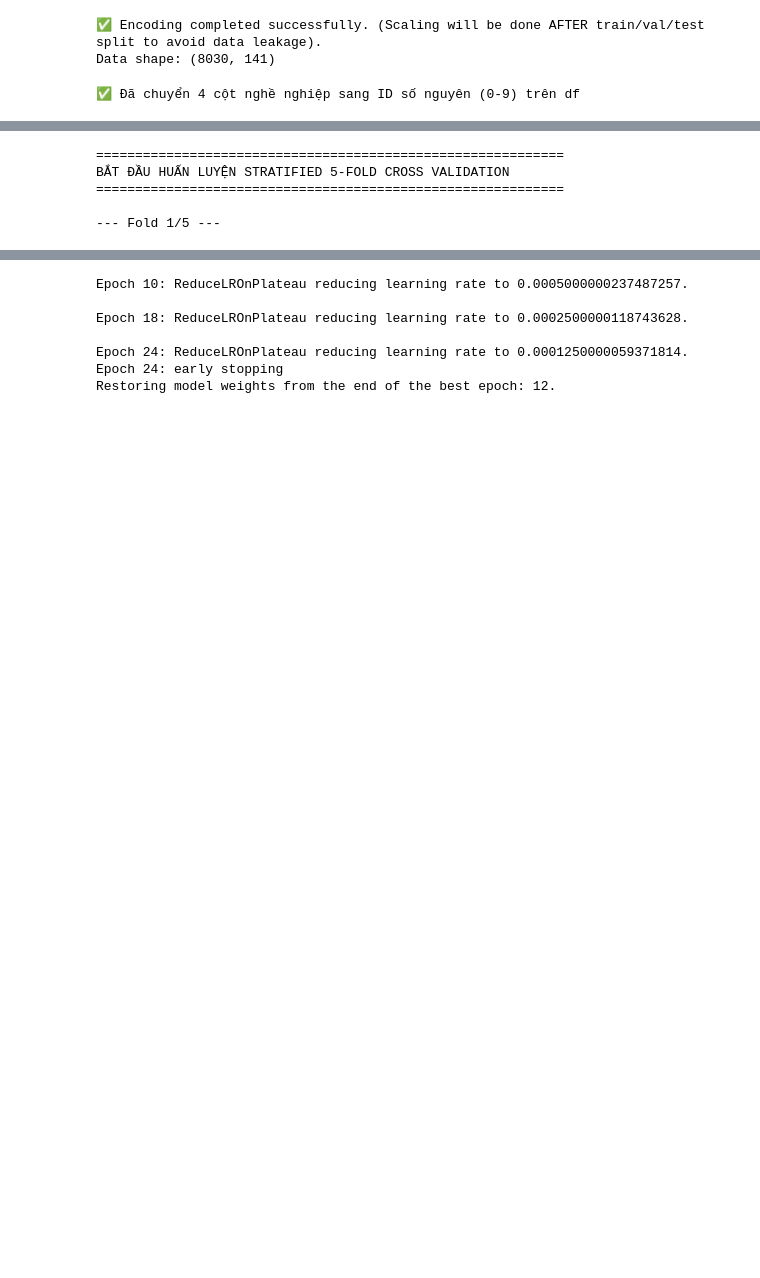
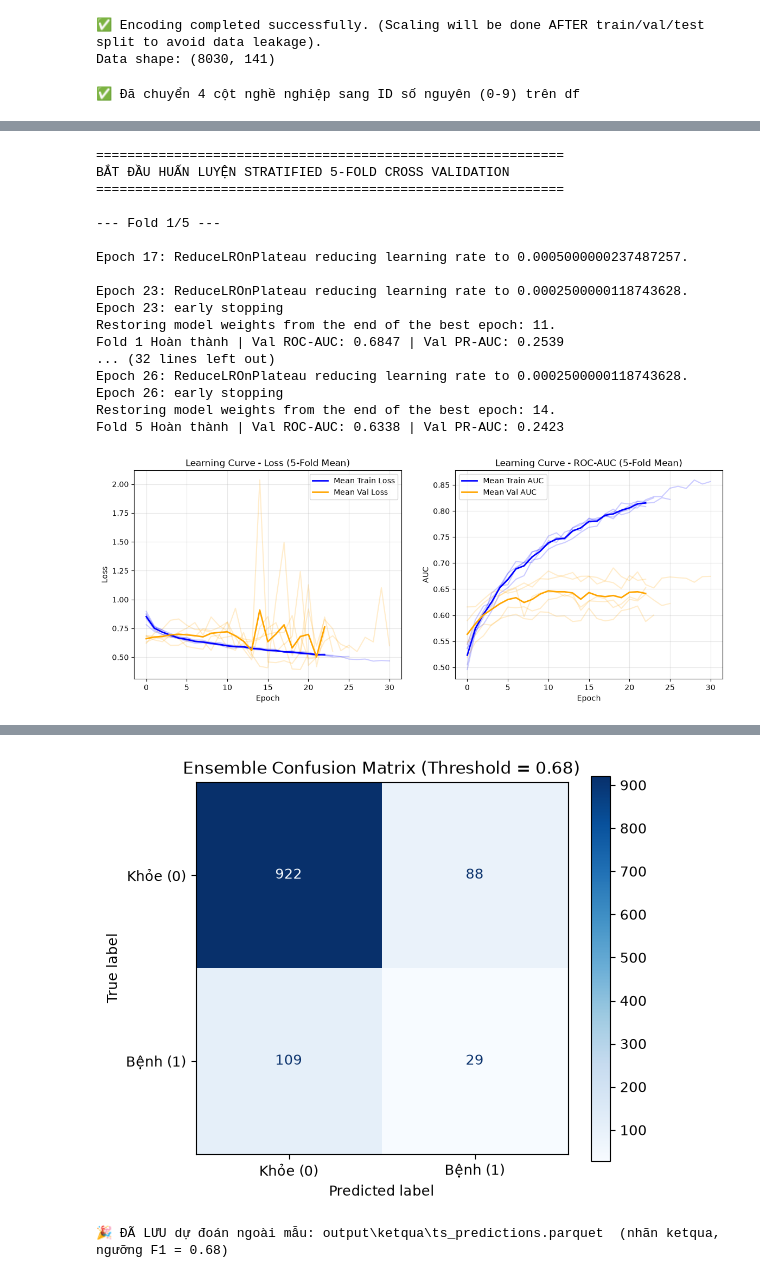
Before and after one commit to Do-Trung-Quan/DO-AN-TOT-NGHIEP-E22-T02, a Jupyter notebook: ĐỒ_ÁN.ipynb, the cells around one changed output, grey strips where cells are left out. Drawn from its saved outputs; the diff is of its cells as text; code cells hidden in the pictures; blank space fills up the shorter version.

Commit message:
đổi nhãn sang ketqua + bỏ crossfit + setup cho fusion

```diff
--- a/ĐỒ_ÁN.ipynb
+++ b/ĐỒ_ÁN.ipynb
@@ -85,6 +93,11 @@ else:
 
     df_raw = pd.read_excel(BytesIO(resp.content))
     print(f"✅ Loaded online raw data successfully. Shape: {df_raw.shape}")
+
+# Giữ nhãn `ketqua` TRƯỚC khi loại các cột phim khỏi đặc trưng bên dưới.
+# Cột vẫn bị loại khỏi đầu vào — nó chỉ được dùng làm nhãn.
+ketqua_raw = pd.to_numeric(df_raw["ketqua"], errors="coerce").to_numpy()
+assert set(pd.unique(ketqua_raw)) <= {1, 2}, f"ketqua có giá trị lạ: {set(pd.unique(ketqua_raw))}"
 
 # --- Lọc cột định danh & Cột rò rỉ X-quang ---
 explicit_drop = {
@@ -374,7 +398,7 @@ from sklearn.preprocessing import StandardScaler
 from sklearn.model_selection import train_test_split
 
 JOB_COLS = ["cviec", "pxuong", "cviec1", "cviec2"]
-TARGET_COL = "bnn"  # Target chuẩn: Bệnh nghề nghiệp
+TARGET_COL = TARGET  # đặt ở cell cấu hình đầu notebook
 SEQ_PREFIXES = ["rungt", "rungg", "goduc", "vtam", "vtno", "vtrit", "vtngay"]
 RANDOM_STATE = 42
 
@@ -391,11 +415,16 @@ for i in range(1, 7):
 X_seq_all = np.stack(seq_features, axis=1)  # [N, 6, n_features_per_zone]
 
 # --- 2) Cột số & Cột tĩnh ---
-exclude_cols = set(seq_cols_flat) | set(JOB_COLS) | {TARGET_COL, "bnncuthe", "benhhh", "tiensuhh", "id", "hoten"}
+# `bnn` luôn bị loại khỏi đặc trưng: khi nhãn là ketqua, tập đặc trưng phải GIỐNG HỆT lần
+# chạy với nhãn bnn, để hai kết quả chỉ khác nhau đúng ở nhãn.
+exclude_cols = set(seq_cols_flat) | set(JOB_COLS) | {"bnn", "bnncuthe", "benhhh", "tiensuhh", "id", "hoten"}
 num_cols = [c for c in df.columns if c not in exclude_cols and pd.api.types.is_numeric_dtype(df[c])]
 X_num_all_raw = df[num_cols].to_numpy(dtype=np.float32)
 X_job_all = df[JOB_COLS].to_numpy(dtype=np.int32)
-y = df[TARGET_COL].astype(int).to_numpy()
+if TARGET_COL == "ketqua":
+    y = (ketqua_raw == 1).astype(int)          # 1 = bụi phổi theo đọc phim ILO
+else:
+    y = df[TARGET_COL].astype(int).to_numpy()
 
 print(f"✅ Class distribution for target '{TARGET_COL}':", dict(zip(*np.unique(y, return_counts=True))))
 
@@ -741,12 +789,16 @@ axes[1].set_ylabel("AUC")
 axes[1].legend()
 axes[1].grid(True, alpha=0.3)
 
-plt.savefig("output/learning_curves.png", dpi=150, bbox_inches='tight')
+plt.savefig(os.path.join(OUT_DIR, "learning_curves.png"), dpi=150, bbox_inches='tight')
 plt.show()
 
-# --- 3) Quét các Ngưỡng Quyết Định trên toàn bộ Out-Of-Fold để chọn Ngưỡng Tối Ưu (Tối đa hóa F2-Score) ---
+# --- 3) Quét các Ngưỡng Quyết Định trên toàn bộ Out-Of-Fold để chọn Ngưỡng Tối Ưu ---
+# Tiêu chí: 'f1' (Cân bằng Precision-Recall, khuyến nghị cho ketqua để tránh đoán bừa) hoặc 'f2' (Ưu tiên Recall)
+THRESHOLD_METRIC = "f1"
+
 print("\n" + "=" * 60)
-print("TỐI ƯU HÓA NGƯỠNG PHÂN LOẠI TRÊN DỮ LIỆU OUT-OF-FOLD (VALIDATION)")
+metric_upper = THRESHOLD_METRIC.upper()
+print(f"TỐI ƯU HÓA NGƯỠNG PHÂN LOẠI TRÊN DỮ LIỆU OUT-OF-FOLD (ƯU TIÊN: {metric_upper})")
 print("=" * 60)
 
 oof_auc = roc_auc_score(y_dev, oof_preds)
@@ -756,7 +808,7 @@ print(f"🎯 OOF Validation PR-AUC Score:  {oof_pr_auc:.4f}\n")
 
 thresholds = np.linspace(0.1, 0.9, 81)
 best_thresh = 0.5
-best_f2 = -1.0
+best_metric_val = -1.0
 val_sweep_rows = []
 
 for thresh in np.arange(0.1, 0.95, 0.05):
@@ -773,13 +825,15 @@ for thresh in np.arange(0.1, 0.95, 0.05):
 
 for thresh in thresholds:
     y_oof_pred_t = (oof_preds >= thresh).astype(int)
+    prec, rec, f1, _ = precision_recall_fscore_support(y_dev, y_oof_pred_t, average="binary", pos_label=1, zero_division=0)
     f2 = fbeta_score(y_dev, y_oof_pred_t, beta=2, zero_division=0)
-    if f2 > best_f2:
-        best_f2 = f2
+    score = f1 if THRESHOLD_METRIC.lower() == "f1" else f2
+    if score > best_metric_val:
+        best_metric_val = score
         best_thresh = thresh
 
 df_val_sweep = pd.DataFrame(val_sweep_rows)
-print("📊 BẢNG QUÉT NGƯỠNG TRÊN TẬP VALIDATION (OOF) - ƯU TIÊN F2-SCORE:")
+print(f"📊 BẢNG QUÉT NGƯỠNG TRÊN TẬP VALIDATION (OOF) - ĐANG CHỌN THEO {metric_upper}-SCORE:")
 print(df_val_sweep.to_string(index=False, formatters={
     "Threshold": "{:.2f}".format,
     "Precision": "{:.4f}".format,
@@ -788,7 +842,7 @@ print(df_val_sweep.to_string(index=False, formatters={
     "F2-Score (Rec*2)": "{:.4f}".format
 }))
 
-print(f"\n🔑 Ngưỡng tối ưu chọn từ tập Validation (tối đa hóa F2-Score): {best_thresh:.2f} (F2 = {best_f2:.4f})")
+print(f"\n🔑 Ngưỡng tối ưu chọn từ tập Validation (tối đa hóa {metric_upper}-Score): {best_thresh:.2f} ({metric_upper} = {best_metric_val:.4f})")
 
 # --- 4) Đánh giá Ensemble trên tập TEST với Ngưỡng Tối Ưu đã chọn ---
 print("\n" + "=" * 60)
@@ -802,31 +856,62 @@ for fold in range(n_splits):
     test_probs.append(p)
 
 y_test_prob = np.mean(test_probs, axis=0)
 
 test_auc = roc_auc_score(y_test, y_test_prob)
 test_pr_auc = average_precision_score(y_test, y_test_prob)
 print(f"🎯 Ensemble Test ROC-AUC Score: {test_auc:.4f}")
 print(f"🎯 Ensemble Test PR-AUC Score:  {test_pr_auc:.4f}\n")
 
 y_test_pred = (y_test_prob >= best_thresh).astype(int)
 
 from sklearn.metrics import ConfusionMatrixDisplay
 cm = confusion_matrix(y_test, y_test_pred)
 print("Confusion Matrix (Rows: True, Cols: Pred):")
 print(cm)
 print("\nClassification Report:")
 print(classification_report(y_test, y_test_pred, target_names=["Khỏe (0)", "Bệnh (1)"], digits=4))
 
 # Vẽ Confusion Matrix
 fig, ax = plt.subplots(figsize=(6, 5))
 disp = ConfusionMatrixDisplay(confusion_matrix=cm, display_labels=["Khỏe (0)", "Bệnh (1)"])
 disp.plot(cmap=plt.cm.Blues, ax=ax, values_format='d')
 ax.set_title(f"Ensemble Confusion Matrix (Threshold = {best_thresh:.2f})")
-plt.savefig("output/confusion_matrix.png", dpi=150, bbox_inches='tight')
+plt.savefig(os.path.join(OUT_DIR, "confusion_matrix.png"), dpi=150, bbox_inches='tight')
 plt.show()
+
+# --- 5) Lưu dự đoán NGOÀI MẪU cho từng node: dev = OOF, test = ensemble 5 fold ---
+# Mọi điểm số ở đây đều do mô hình CHƯA từng thấy node đó sinh ra, nên dùng được để
+# so sánh với bài báo và để ước lượng fusion (fusion/baseline_ketqua.py).
+score_all = np.full(len(df), np.nan)
+score_all[idx_dev] = oof_preds
+score_all[idx_test] = y_test_prob
+assert np.isfinite(score_all).all()
+split_all = np.array(["dev"] * len(df), dtype=object)
+split_all[idx_test] = "test"
+pred_path = os.path.join(OUT_DIR, "ts_predictions.parquet")
+pd.DataFrame({
+    "id": df_raw["id"].to_numpy(), "patient_uid": patient_uid, "split": split_all,
+    "fold_id": fold_id, "label": y.astype(np.int8), "score": score_all,
+    "has_image": (has_image if has_image is not None else np.zeros(len(df), int)).astype(np.int8),
+}).to_parquet(pred_path, index=False)
+print()
+print(f"🎉 ĐÃ LƯU dự đoán ngoài mẫu: {pred_path}  (nhãn {TARGET}, ngưỡng {THRESHOLD_METRIC.upper()} = {best_thresh:.2f})")
 # %% [output]
 ============================================================
 BẮT ĐẦU HUẤN LUYỆN STRATIFIED 5-FOLD CROSS VALIDATION
 ============================================================
 
 --- Fold 1/5 ---
+
+Epoch 17: ReduceLROnPlateau reducing learning rate to 0.0005000000237487257.
+
+Epoch 23: ReduceLROnPlateau reducing learning rate to 0.0002500000118743628.
+Epoch 23: early stopping
+Restoring model weights from the end of the best epoch: 11.
+Fold 1 Hoàn thành | Val ROC-AUC: 0.6847 | Val PR-AUC: 0.2539
+... (32 lines left out)
+Epoch 26: ReduceLROnPlateau reducing learning rate to 0.0002500000118743628.
+Epoch 26: early stopping
+Restoring model weights from the end of the best epoch: 14.
+Fold 5 Hoàn thành | Val ROC-AUC: 0.6338 | Val PR-AUC: 0.2423
+[figure, added]
@@ -834,7 +935,2 @@ E0000 00:00:1786091886.389424 3365119 node_def_util.cc:682] NodeDef mentions att
+[figure, added]
-Epoch 10: ReduceLROnPlateau reducing learning rate to 0.0005000000237487257.
-
-Epoch 18: ReduceLROnPlateau reducing learning rate to 0.0002500000118743628.
-
-Epoch 24: ReduceLROnPlateau reducing learning rate to 0.0001250000059371814.
-Epoch 24: early stopping
-Restoring model weights from the end of the best epoch: 12.
+🎉 ĐÃ LƯU dự đoán ngoài mẫu: output\ketqua\ts_predictions.parquet  (nhãn ketqua, ngưỡng F1 = 0.68)
```
Also changed, not shown: parts of 9 cells of this notebook, 44 other files.
